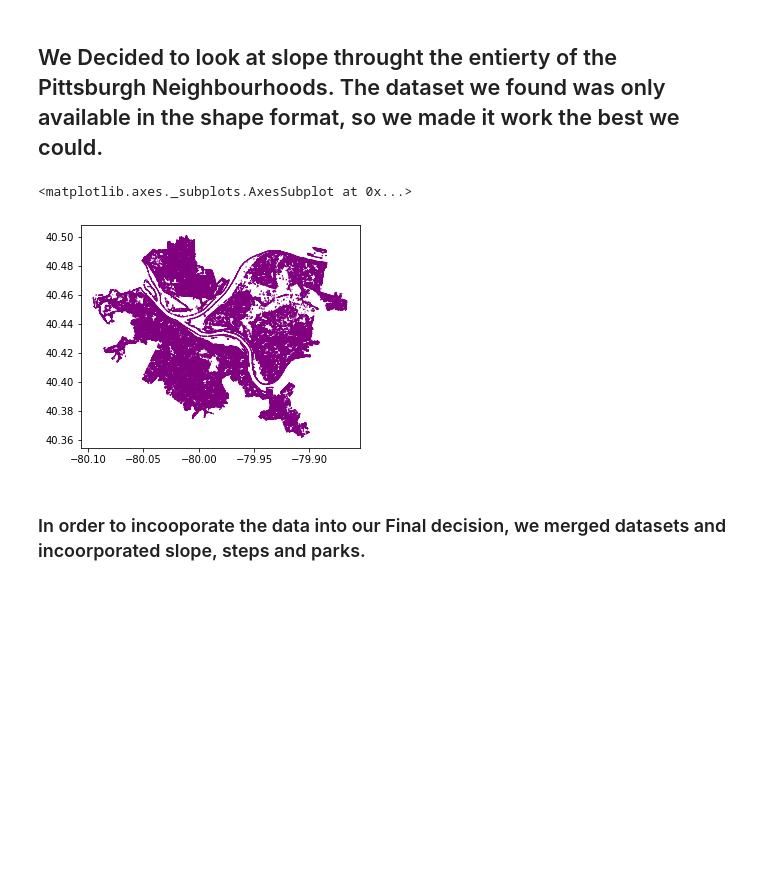
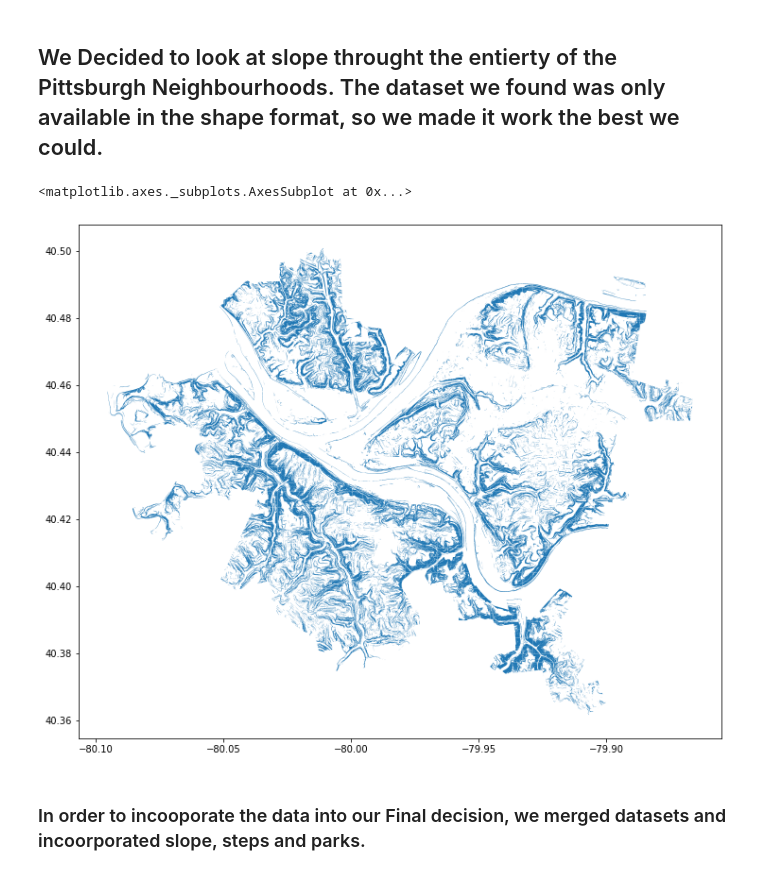
Before and after one commit to AimonFlaherty/CMPINF01-Final-Project, a Jupyter notebook: Final.ipynb, the cells around one changed output. Drawn from its saved outputs; the diff is of its cells as text; code cells hidden in the pictures; blank space fills up the shorter version.

```diff
--- a/Final.ipynb
+++ b/Final.ipynb
@@ -69,9 +81,9 @@ import matplotlib.pyplot as plt
 import geopandas
 # %%
 neighborhoods = geopandas.read_file("ShapeFiles/fec820c6-5238-49a5-a8d6-d064cf5b582f2020328-1-xkwj6i.ci16.shp") # read in the shapefile
-neighborhoods.plot(figsize=(5,5), edgecolor="purple", facecolor="None")
+neighborhoods.plot(figsize=(15, 10))
 # %% [output]
 <matplotlib.axes._subplots.AxesSubplot at 0x...>
-[figure, old version]
+[figure, new version]
 # %% [markdown]
 ### In order to incooporate the data into our Final decision, we merged datasets and incoorporated slope, steps and parks.
```
Also changed, not shown: parts of 4 cells of this notebook, 1 other file.
